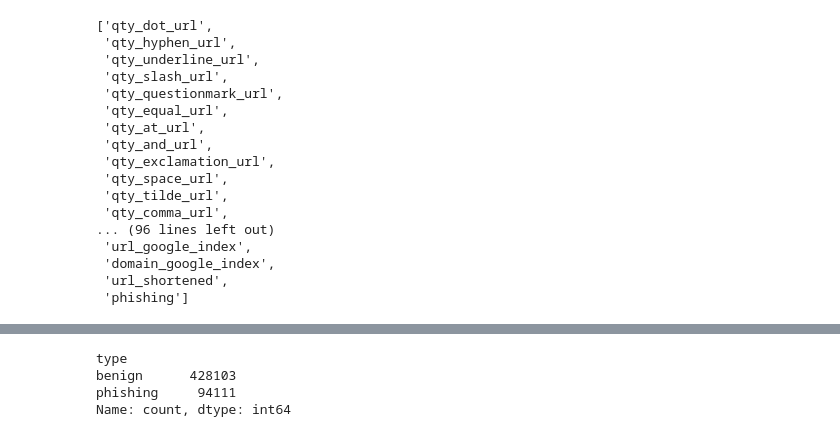
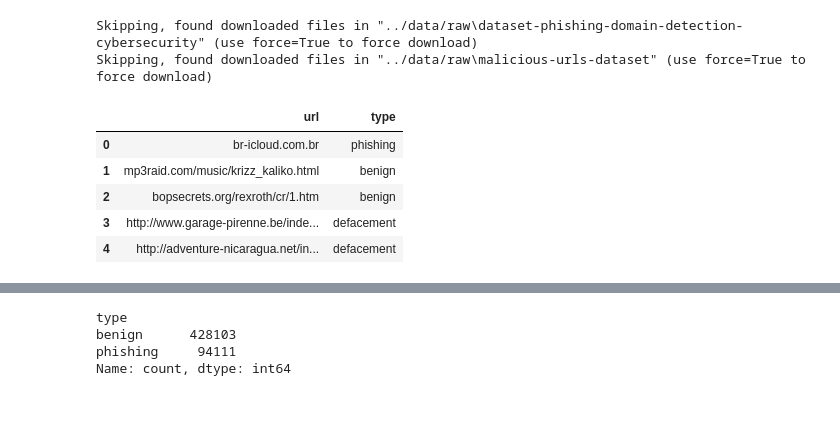
Before and after one commit to Oliverzhang0314/dsa4263-fraud-detection, a Jupyter notebook: notebooks/new_dataset.ipynb, the cells around one changed output, grey strips where cells are left out. Saved outputs shown, nothing was run; the diff lists cells and outputs as text; code cells hidden in the pictures; blank space fills up the shorter version.

```diff
--- a/notebooks/new_dataset.ipynb
+++ b/notebooks/new_dataset.ipynb
@@ -14,26 +14,3 @@ from googlesearch import search
 from SPF2IP import SPF2IP
 from urllib.parse import urlparse, parse_qs
 from sklearn.metrics import confusion_matrix, accuracy_score, precision_score
-# %%
-df = pd.read_csv("../data/malicious_phish.csv")
-origin = pd.read_csv("../data/raw/dataset-phishing-domain-detection-cybersecurity/dataset_cybersecurity_michelle.csv")
-
-origin.columns.tolist()
-# %% [output]
-['qty_dot_url',
- 'qty_hyphen_url',
- 'qty_underline_url',
- 'qty_slash_url',
- 'qty_questionmark_url',
- 'qty_equal_url',
- 'qty_at_url',
- 'qty_and_url',
- 'qty_exclamation_url',
- 'qty_space_url',
- 'qty_tilde_url',
- 'qty_comma_url',
-... (96 lines left out)
- 'url_google_index',
- 'domain_google_index',
- 'url_shortened',
- 'phishing']
@@ -39,0 +30,15 @@ origin.columns.tolist()
+# %%
+# Download and load dataset
+download_path = "../data/raw"
+origin_data = download_and_load(download_path)
+new_data = download_and_load_new(download_path)
+new_data.head(5)
+# %% [output]
+Skipping, found downloaded files in "../data/raw\dataset-phishing-domain-detection-cybersecurity" (use force=True to force download)
+Skipping, found downloaded files in "../data/raw\malicious-urls-dataset" (use force=True to force download)
+|  | url | type |
+| 0 | br-icloud.com.br | phishing |
+| 1 | mp3raid.com/music/krizz_kaliko.html | benign |
+| 2 | bopsecrets.org/rexroth/cr/1.htm | benign |
+| 3 | http://www.garage-pirenne.be/inde... | defacement |
+| 4 | http://adventure-nicaragua.net/in... | defacement |
```
Also changed, not shown: parts of 11 cells of this notebook, 2 other files.
